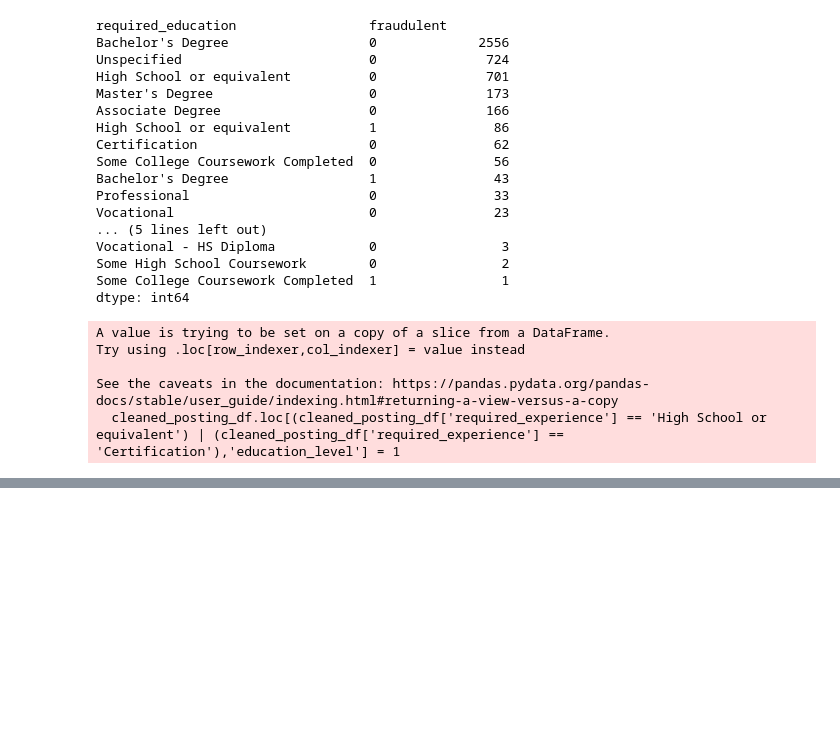
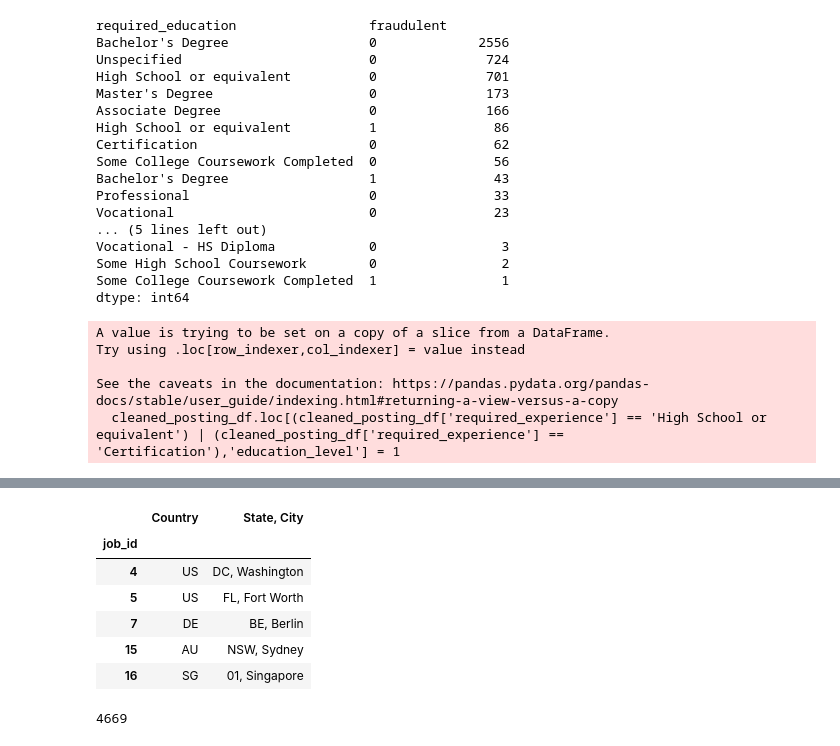
Before and after one commit to MiguelMSUB/Final_project, a Jupyter notebook: updated_postings.ipynb, the cells around one changed output, grey strips where cells are left out. Drawn from its saved outputs; the diff is of its cells as text; code cells hidden in the pictures; blank space fills up the shorter version.

```diff
--- a/updated_postings.ipynb
+++ b/updated_postings.ipynb
@@ -247,4 +250,5 @@ See the caveats in the documentation: https://pandas.pydata.org/pandas-docs/stab
 updated_df=cleaned_posting_df.drop(columns=["employment_type", "required_experience", "required_education"], axis=1)
 # %%
 # Split location data into Country and State
-updated_df[['Country', 'State']] = updated_df['location'].str.split(',', 1, expand=True)
+updated_df[['Country', 'State, City']] = updated_df['location'].str.split(',', 1, expand=True)
+updated_df.head()
@@ -250,0 +263,4 @@ updated_df[['Country', 'State']] = updated_df['location'].str.split(',', 1, expa
+# %%
+# Drop rows with NaN entries, creating new dataframe "location_posting_df"
+postings_df=updated_df.dropna()
+len(postings_df)
@@ -251,3 +269,3 @@ updated_df[['Country', 'State']] = updated_df['location'].str.split(',', 1, expa
 # %%
-# Split State Column into State and City
-updated_df[['State', 'City']] = updated_df['State'].str.split(',', 1, expand=True)
+# Drop the original location column
+postings_df=postings_df.drop(columns=["location"], axis=1)
@@ -282,0 +296,22 @@ location_posting_df.to_csv('updated_postings_code.csv')
+# %%
+# Create Location Dataframe
+Location = postings_df[["Country", "State, City"]]
+Location.head()
+# %% [output]
+|  | Country | State, City |
+| job_id |  |  |
+| 4 | US | DC, Washington |
+| 5 | US | FL, Fort Worth |
+| 7 | DE | BE, Berlin |
+| 15 | AU | NSW, Sydney |
+| 16 | SG | 01, Singapore |
+# %%
+# have config file set up (will not be able to run first line of code without it)
+# create a database in postgresql (see instructions in readme if stuck on this step)
+# update where "job_posting" is to depict the correct database name for your postgresql
+# cleaned_posting_df is the dataframe and job_posting is the postgres database
+db_string = f"postgresql://postgres:{db_password}@127.0.0.1:5432/job_posting"
+engine = create_engine(db_string)
+postings_df.to_sql(name='postings_df', con=engine, if_exists='replace', method='multi')
+# %% [output]
+4669
```
Also changed, not shown: parts of 8 cells of this notebook.
